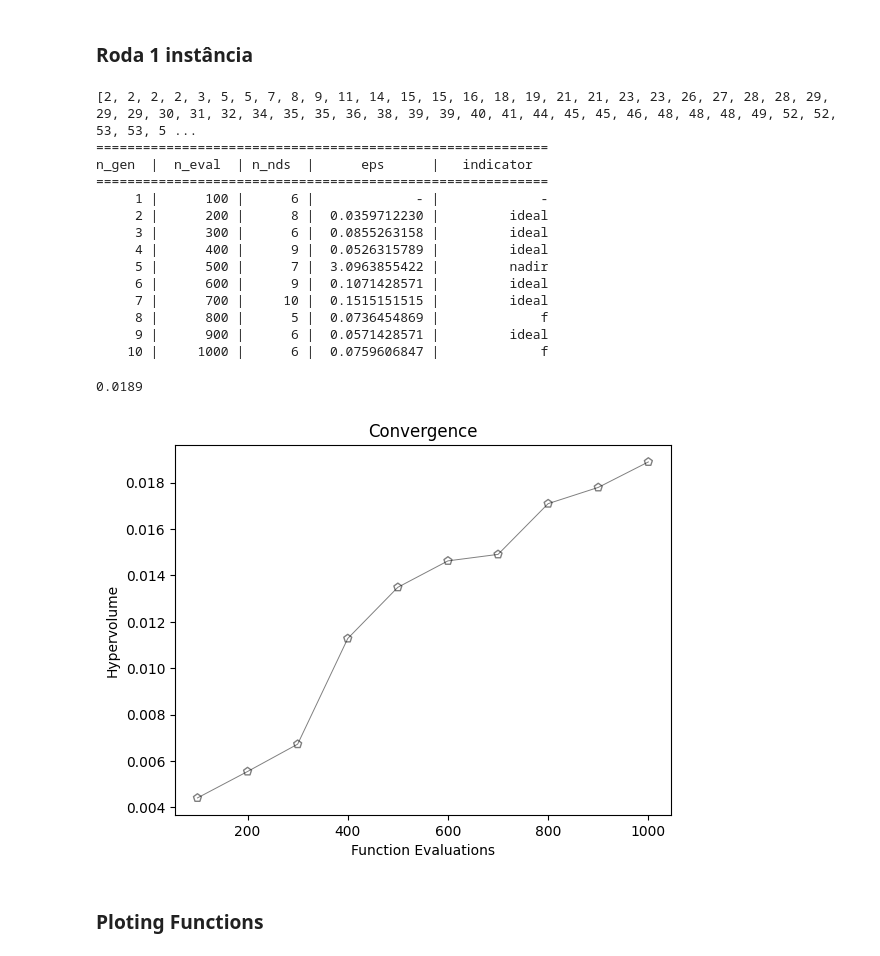
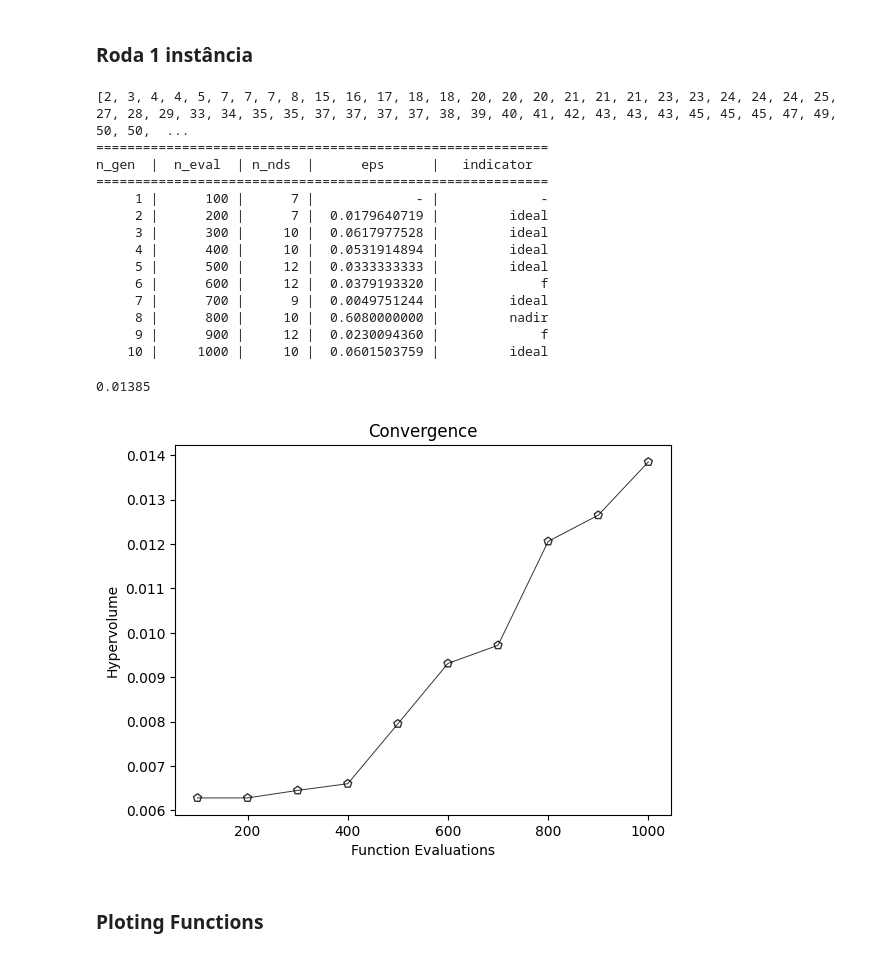
Before and after one commit to grkremer/ew-mofs, a Jupyter notebook: NSGAII-V4.ipynb, the cells around one changed output. Saved outputs shown, nothing was run; the diff lists cells and outputs as text; code cells hidden in the pictures.

```diff
--- a/NSGAII-V4.ipynb
+++ b/NSGAII-V4.ipynb
@@ -203,14 +201,16 @@ def run_experiment(**kwargs):
     sampling = kwargs.get('sampling', None)
     sampling_weights = kwargs.get('sampling_weights', None)
     seed = kwargs.get('seed', 42)
+    crossover = kwargs.get('crossover', UniformCrossover())
     mutation = kwargs.get('mutation', None)
     weights = kwargs.get('weights', None)
     max_features = kwargs.get('max_features', 100)
     verbose = kwargs.get('verbose', True)
+    algorithm = kwags.get('algorithm')
 
-    algorithm = NSGA2(pop_size = n_population,
+    algorithm = algorithm(pop_size = n_population,
                       sampling = sampling(sampling_weights = sampling_weights, seed = seed),
-                	  crossover = TwoPointCrossover(),
+                	  crossover = crossover,
                 	  mutation = mutation(weights = weights),
                       save_history = True)
 
@@ -227,28 +227,28 @@ result = run_experiment(problem = problem,
                sampling_weights = None,
                seed = 42,
                mutation = BitflipMutationLimitedBalanced,
-               weights = clf.feature_importances_,
+               weights = None,
                max_features = 100)
 # %% [output]
-[2, 2, 2, 2, 3, 5, 5, 7, 8, 9, 11, 14, 15, 15, 16, 18, 19, 21, 21, 23, 23, 26, 27, 28, 28, 29, 29, 29, 30, 31, 32, 34, 35, 35, 36, 38, 39, 39, 40, 41, 44, 45, 45, 46, 48, 48, 48, 49, 52, 52, 53, 53, 5 ...
+[2, 3, 4, 4, 5, 7, 7, 7, 8, 15, 16, 17, 18, 18, 20, 20, 20, 21, 21, 21, 23, 23, 24, 24, 24, 25, 27, 28, 29, 33, 34, 35, 35, 37, 37, 37, 37, 38, 39, 40, 41, 42, 43, 43, 43, 45, 45, 45, 47, 49, 50, 50,  ...
 ==========================================================
 n_gen  |  n_eval  | n_nds  |      eps      |   indicator
 ==========================================================
-     1 |      100 |      6 |             - |             -
-     2 |      200 |      8 |  0.0359712230 |         ideal
-     3 |      300 |      6 |  0.0855263158 |         ideal
-     4 |      400 |      9 |  0.0526315789 |         ideal
-     5 |      500 |      7 |  3.0963855422 |         nadir
-     6 |      600 |      9 |  0.1071428571 |         ideal
-     7 |      700 |     10 |  0.1515151515 |         ideal
-     8 |      800 |      5 |  0.0736454869 |             f
-     9 |      900 |      6 |  0.0571428571 |         ideal
-    10 |     1000 |      6 |  0.0759606847 |             f
+     1 |      100 |      7 |             - |             -
+     2 |      200 |      7 |  0.0179640719 |         ideal
+     3 |      300 |     10 |  0.0617977528 |         ideal
+     4 |      400 |     10 |  0.0531914894 |         ideal
+     5 |      500 |     12 |  0.0333333333 |         ideal
+     6 |      600 |     12 |  0.0379193320 |             f
+     7 |      700 |      9 |  0.0049751244 |         ideal
+     8 |      800 |     10 |  0.6080000000 |         nadir
+     9 |      900 |     12 |  0.0230094360 |             f
+    10 |     1000 |     10 |  0.0601503759 |         ideal
 # %%
-plot_result(result, color = 'black', alpha = 0.5)
+plot_result(result)
 # %% [output]
-0.0189
+0.01385
-[figure, old version]
+[figure, new version]
 # %% [markdown]
 ### Ploting Functions
 # %%
```
Also changed, not shown: parts of 6 cells of this notebook, 1 other file.
